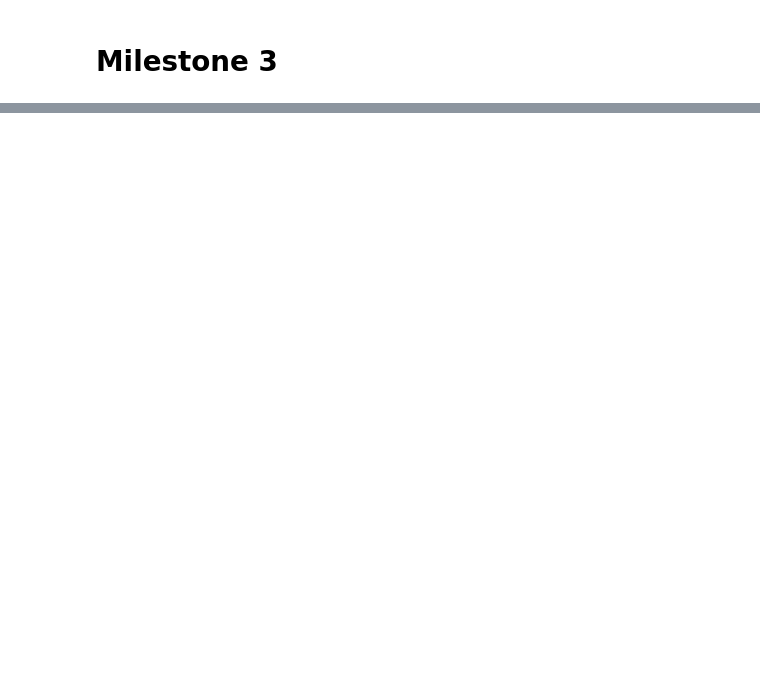
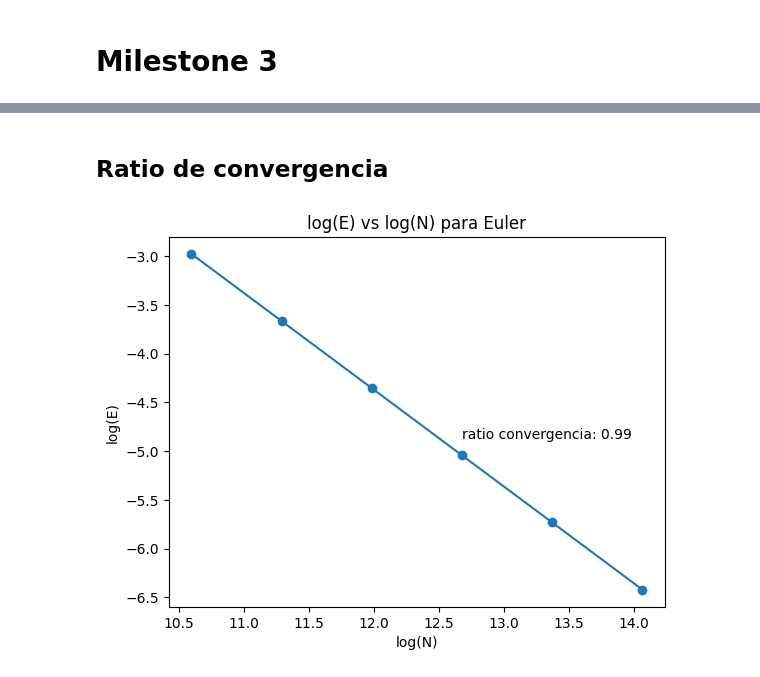
Before and after one commit to jordigonzalez1701A/MUSE_AM1_JGR_2025_2026, a Jupyter notebook: src/milestones/Milestone3.ipynb, the cells around one changed output, grey strips where cells are left out. Cells and saved outputs as stored; diff of their text form; code cells hidden in the pictures; blank space fills up the shorter version.

```diff
--- a/src/milestones/Milestone3.ipynb
+++ b/src/milestones/Milestone3.ipynb
@@ -160,0 +60,47 @@ plt.show()
+# %% [markdown]
+## Ratio de convergencia
+# %%
+def convergence_rate(F, U0, t1, temporal_scheme, N_ini, N_refinements=6, **kwargs):
+    N = N_ini
+    errors = zeros(N_refinements)
+    log_N = zeros(N_refinements)
+
+    t_coarse = linspace(t1[0], t1[-1], N)
+    U1 = Cauchy_problem(F, U0, t_coarse, temporal_scheme, **kwargs)
+
+    for i in range(N_refinements):
+
+        N_fine = 2*N - 1
+        t_fine = linspace(t1[0], t1[-1], N_fine)
+        U2 = Cauchy_problem(F, U0, t_fine, temporal_scheme, **kwargs)
+
+        errors[i] = norm(U2[-1,:] - U1[-1,:])
+        log_N[i] = log(N_fine)
+
+        U1 = U2
+        N = N_fine
+
+    log_errors = log(errors)
+    return log_N, log_errors
+# %%
+def plot_log_E_vs_log_N(F, U0, t1, temporal_scheme, N_ini, N_refinements=6, **kwargs):
+    log_N, log_E = convergence_rate(F, U0, t1, temporal_scheme, N_ini, tol_jacobian=1e-9, N_max=10000, newton_tol=1e-9)
+    q,K = polyfit(log_N, log_E, 1)
+    regression_line = q*log_N + K
+    x_text = log_N[0] + 0.60*(log_N[-1] - log_N[0])
+    y_text = q * x_text + K
+
+    plt.scatter(log_N, log_E)
+    plt.plot(log_N, regression_line)
+    plt.text(x_text, y_text, f"ratio convergencia: {-q:.2f}\n")
+    plt.xlabel("log(N)")
+    plt.ylabel("log(E)")
+    plt.title(f"log(E) vs log(N) para {temporal_scheme.__name__}")
+    plt.show()
+    return
+# %%
+U0 = array([1,0,0,1])
+t1 = linspace(0, 10, 1000)
+plot_log_E_vs_log_N(F, U0, t1, Euler, 20000)
+# %% [output]
+[figure, added]
```
Also changed, not shown: parts of 9 cells of this notebook.
